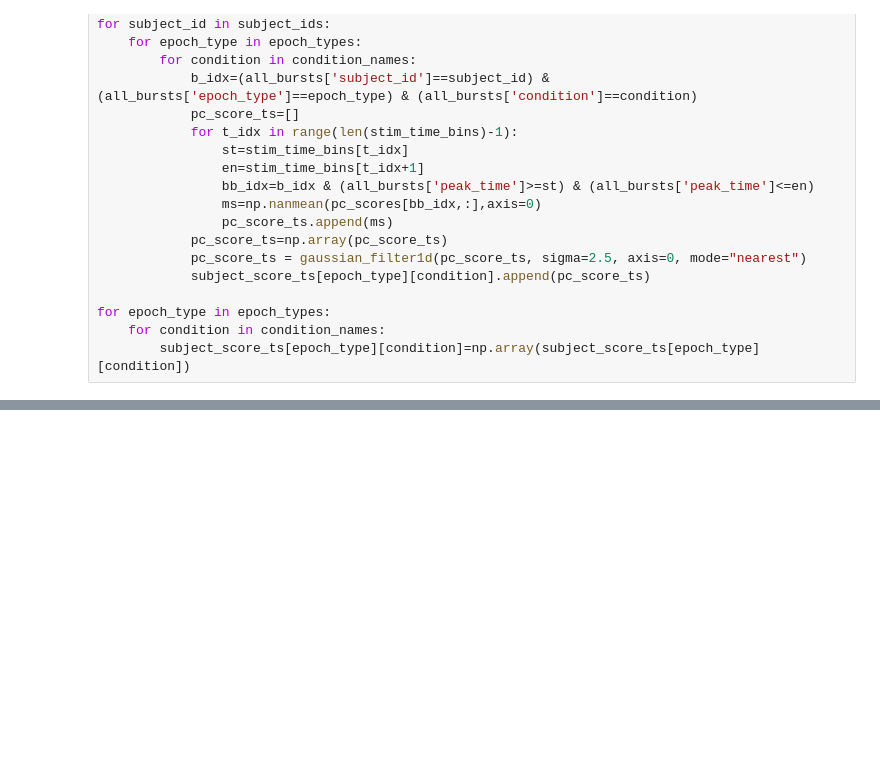
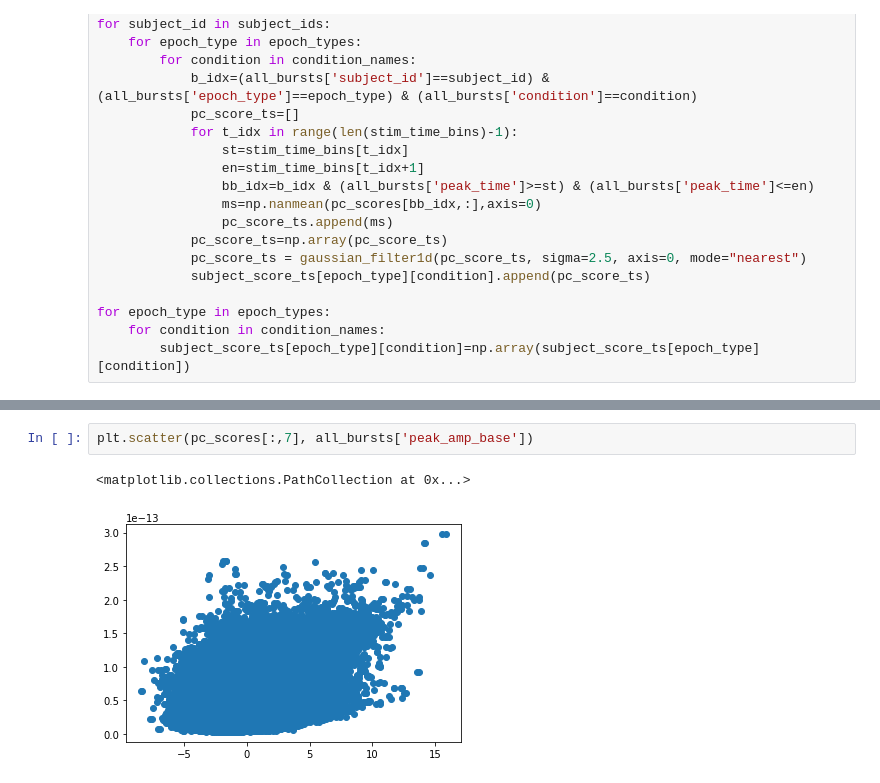
Before and after one commit to danclab/gogo_bursts, a Jupyter notebook: td_contra_analyze_pca_burst_rate.ipynb, the cells around one changed output, grey strips where cells are left out. Saved outputs shown, nothing was run; the diff lists cells and outputs as text; blank space fills up the shorter version.

```diff
--- a/td_contra_analyze_pca_burst_rate.ipynb
+++ b/td_contra_analyze_pca_burst_rate.ipynb
@@ -830,0 +826,5 @@ Found 80 clusters
+# %%
+plt.scatter(pc_scores[:,7], all_bursts['peak_amp_base'])
+# %% [output]
+<matplotlib.collections.PathCollection at 0x...>
+[figure, added]
```
Also changed, not shown: parts of 19 cells of this notebook, 2 other files.
